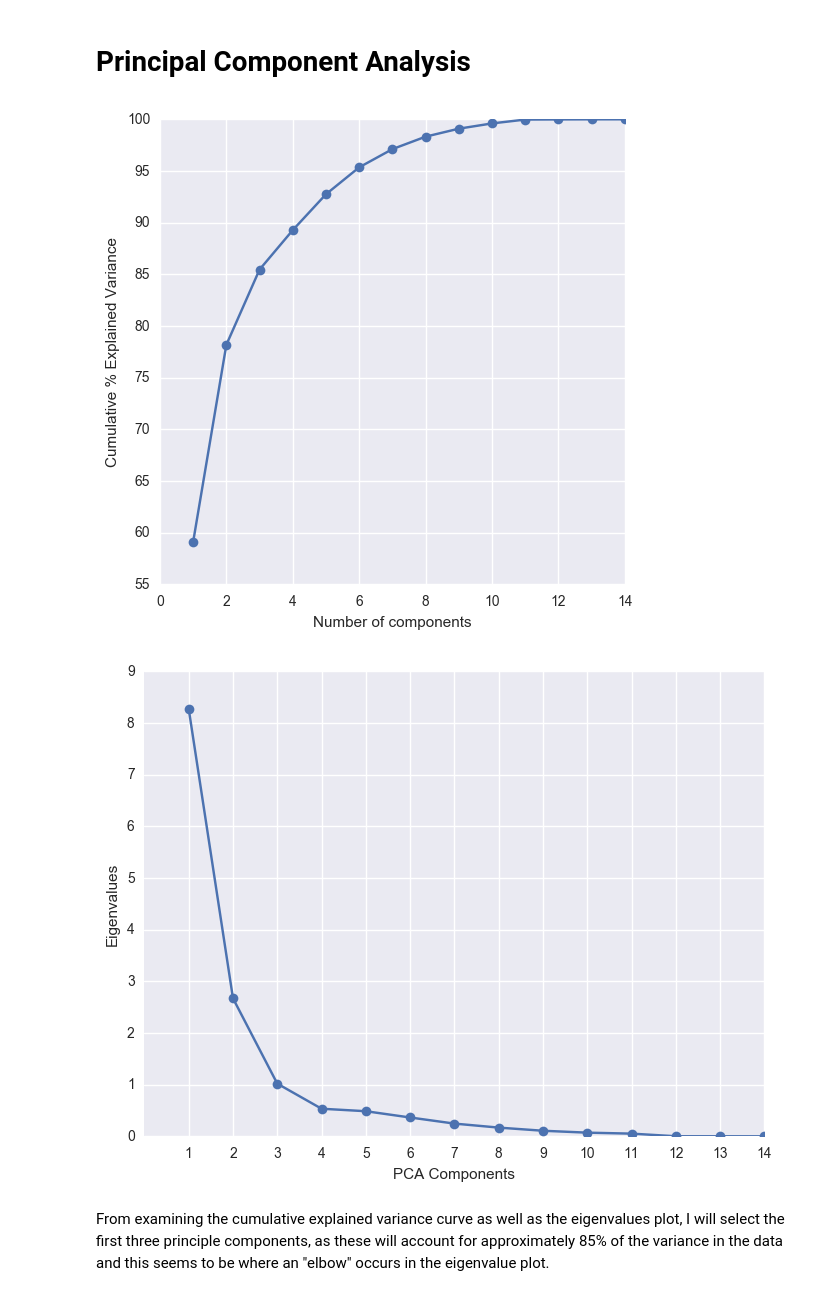
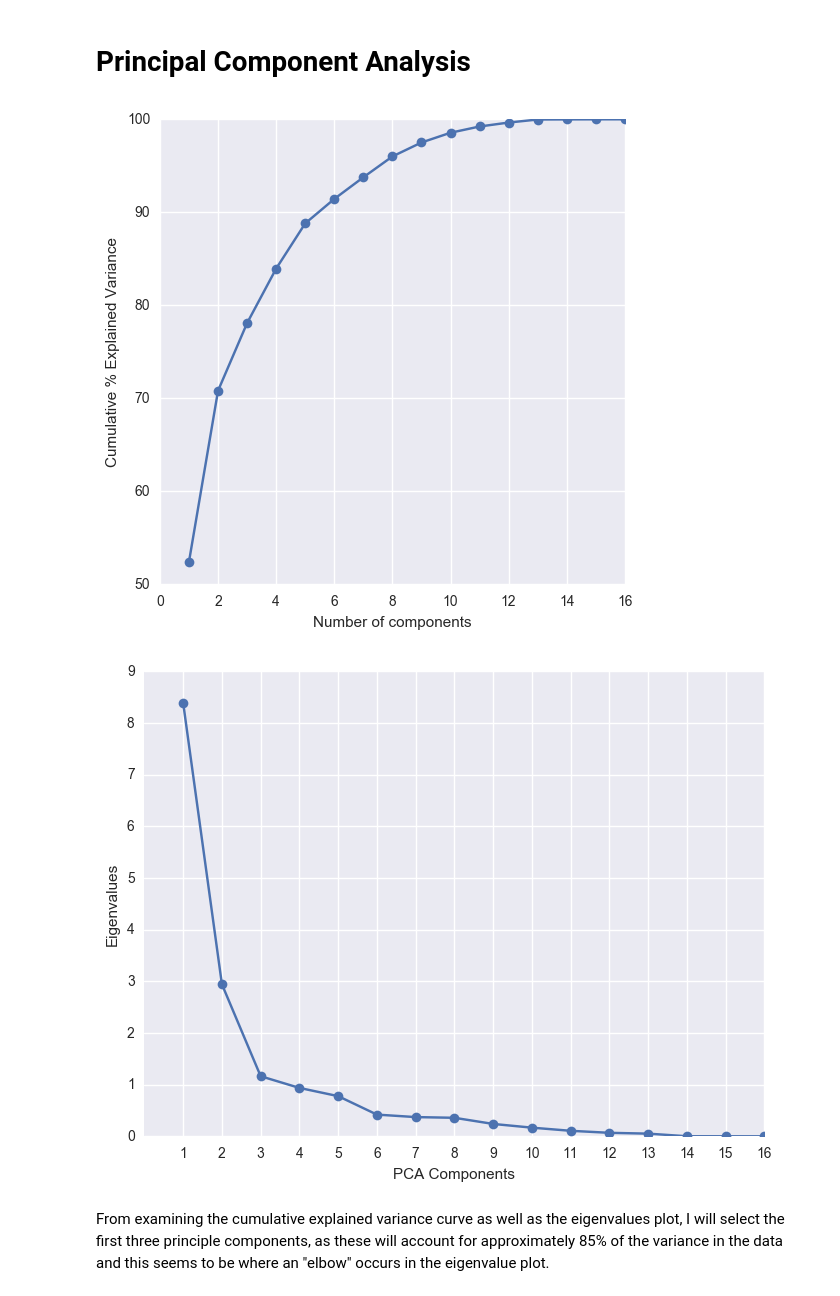
Before and after one commit to tbor111/teresaborcuch.github.io, a Jupyter notebook: notebooks/project_7_faa.ipynb, the cells around one changed output. Drawn from its saved outputs; the diff is of its cells as text; code cells hidden in the pictures.

```diff
--- a/notebooks/project_7_faa.ipynb
+++ b/notebooks/project_7_faa.ipynb
@@ -138,7 +154,7 @@ X = data[[u'departures for metric computation', u'Departure Cancellations',
        u'average_gate_departure_delay', u'average_taxi_out_time', u'average taxi out delay',
           u'average airport departure delay', u'average airborne delay',  u'arrivals for metric computation',
           u'Arrival Cancellations', u'Arrival Diversions', u'percent on-time gate arrivals', u'average taxi in delay',
-       u'average block delay', u'average gate arrival delay']]
+       u'average block delay', u'average gate arrival delay', 'Latitude','Longitude']]
 # %%
 plt.figure(figsize = (6,6))
 sns.heatmap(X.corr())
@@ -161,13 +179,13 @@ Xt = scale(X[[u'departures for metric computation', u'Departure Cancellations',
           u'Departure Diversions', u'average_gate_departure_delay', u'average_taxi_out_time', u'average taxi out delay',
           u'average airport departure delay', u'average airborne delay',  u'arrivals for metric computation',
           u'Arrival Cancellations', u'Arrival Diversions', u'average taxi in delay', u'average block delay',
-              u'average gate arrival delay']])
+              u'average gate arrival delay','Latitude','Longitude']])
 # %%
-pca = PCA(n_components = 14)
+pca = PCA(n_components = 16)
 pca = pca.fit(Xt)
 # %%
 # make dataframe of principal components
-Y = pd.DataFrame(pca.fit_transform(Xt), columns = ['PC{}'.format(str(i)) for i in range(1,15)])
+Y = pd.DataFrame(pca.fit_transform(Xt), columns = ['PC{}'.format(str(i)) for i in range(1,17)])
 Y['region'] = data['FAA REGION']
 Y['busy'] = [
     2 if x >= 300000 else 1 if (x < 300000 and x > 100000) else 0 for x in data['departures for metric computation']
@@ -177,22 +195,22 @@ Y['airport'] = data['airport']
 exp_variances = np.cumsum(pca.explained_variance_ratio_*100)
 # %%
 plt.figure(figsize = (6,6))
-plt.plot(range(1, 15), exp_variances, '-o')
+plt.plot(range(1, 17), exp_variances, '-o')
 plt.xlabel("Number of components")
 plt.ylabel("Cumulative % Explained Variance")
 plt.show()
 # %% [output]
-[figure, old version]
+[figure, new version]
 # %%
 # scree plot of eigenvalues from pca.explained_variance
 plt.figure(figsize = (8,6))
-plt.plot(range(1,15), pca.explained_variance_, "-o")
-plt.xticks(range(1,15))
+plt.plot(range(1,17), pca.explained_variance_, "-o")
+plt.xticks(range(1,17))
 plt.ylabel("Eigenvalues")
 plt.xlabel("PCA Components")
 plt.show()
 # %% [output]
-[figure, old version]
+[figure, new version]
 # %% [markdown]
 From examining the cumulative explained variance curve as well as the eigenvalues plot, I will select the first three principle components, as these will account for approximately 85% of the variance in the data and this seems to be where an "elbow" occurs in the eigenvalue plot.
 # %%
```
Also changed, not shown: parts of 22 cells of this notebook, 16 other files.
